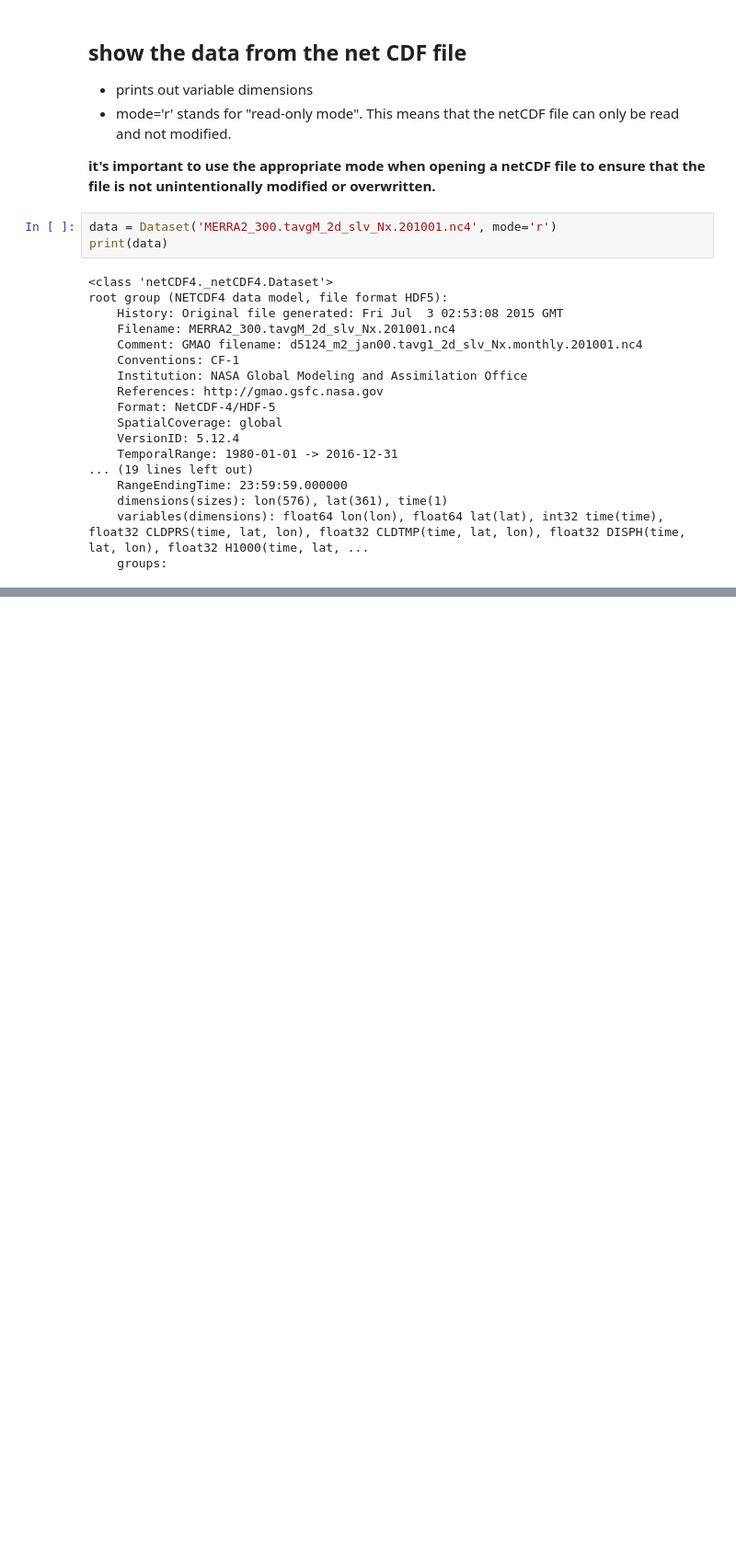
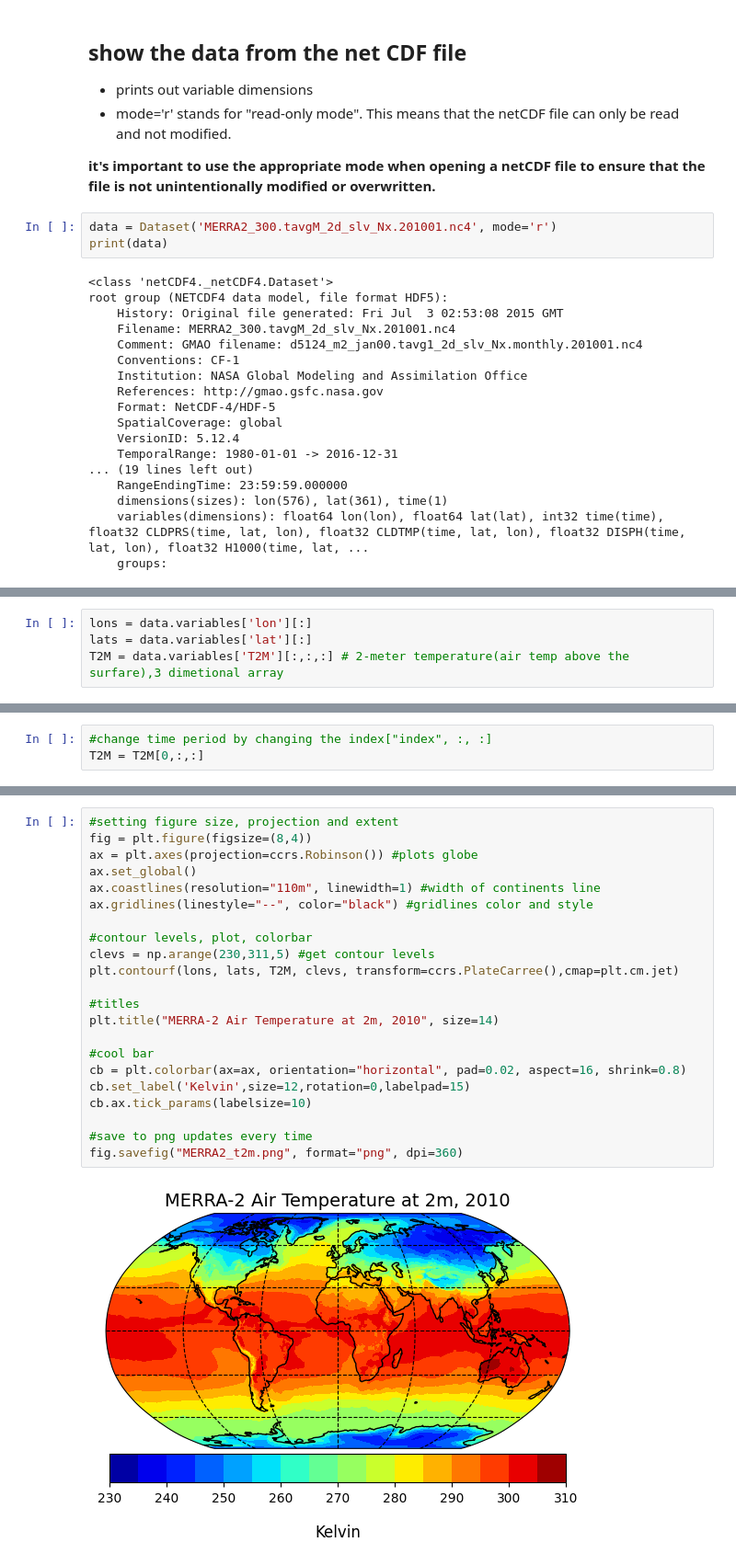
Before and after one commit to wiggapony0925/MERRA-2-netCDF-file-reading-using-python, a Jupyter notebook: Untitled.ipynb, the cells around one changed output, grey strips where cells are left out. Shown at 92% size. Saved outputs shown, nothing was run; the diff lists cells and outputs as text; blank space fills up the shorter version.

```diff
--- a/Untitled.ipynb
+++ b/Untitled.ipynb
@@ -44,0 +67,4 @@ root group (NETCDF4 data model, file format HDF5):
+# %%
+lons = data.variables['lon'][:]
+lats = data.variables['lat'][:]
+T2M = data.variables['T2M'][:,:,:] # 2-meter temperature(air temp above the surfare),3 dimetional array
@@ -44,0 +77,3 @@ root group (NETCDF4 data model, file format HDF5):
+# %%
+#change time period by changing the index["index", :, :]
+T2M = T2M[0,:,:]
@@ -44,0 +85,24 @@ root group (NETCDF4 data model, file format HDF5):
+# %%
+#setting figure size, projection and extent
+fig = plt.figure(figsize=(8,4))
+ax = plt.axes(projection=ccrs.Robinson()) #plots globe
+ax.set_global()
+ax.coastlines(resolution="110m", linewidth=1) #width of continents line
+ax.gridlines(linestyle="--", color="black") #gridlines color and style
+
+#contour levels, plot, colorbar
+clevs = np.arange(230,311,5) #get contour levels
+plt.contourf(lons, lats, T2M, clevs, transform=ccrs.PlateCarree(),cmap=plt.cm.jet)
+
+#titles
+plt.title("MERRA-2 Air Temperature at 2m, 2010", size=14)
+
+#cool bar
+cb = plt.colorbar(ax=ax, orientation="horizontal", pad=0.02, aspect=16, shrink=0.8)
+cb.set_label('Kelvin',size=12,rotation=0,labelpad=15)
+cb.ax.tick_params(labelsize=10)
+
+#save to png updates every time
+fig.savefig("MERRA2_t2m.png", format="png", dpi=360)
+# %% [output]
+[figure, added]
```
Also changed, not shown: parts of 5 cells of this notebook.
